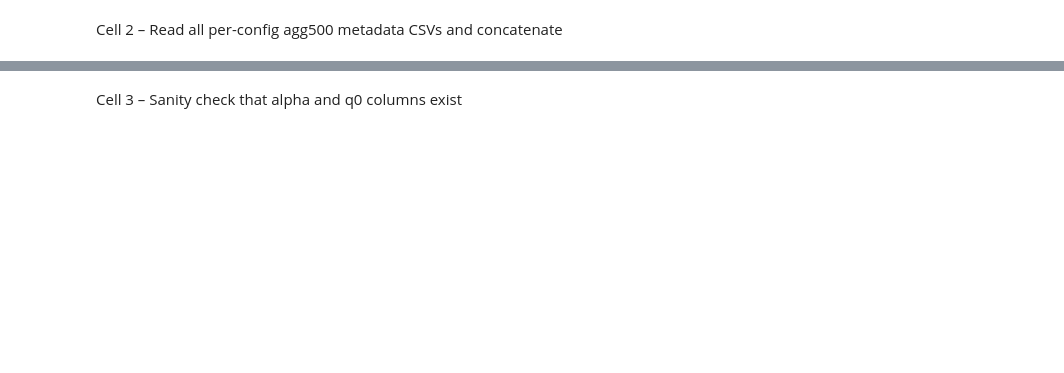
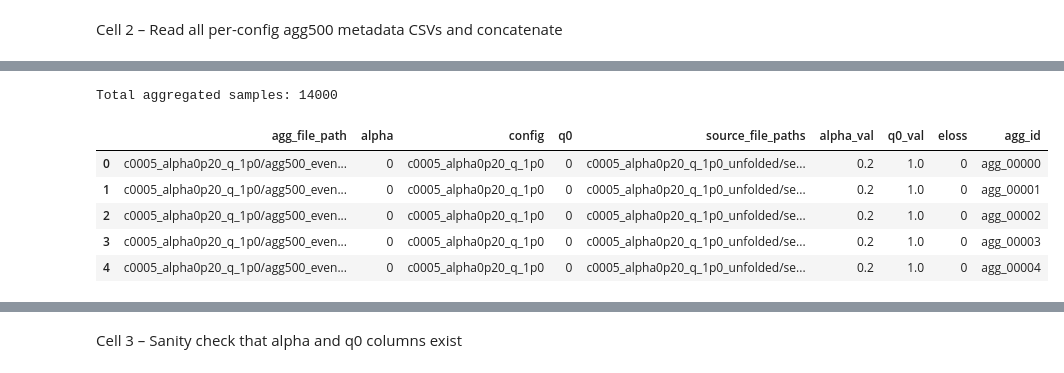
Before and after one commit to hmehryar/ml-jet-ext, a Jupyter notebook: dataset_builder/03_build_stratified_agg500_dataset.ipynb, the cells around one changed output, grey strips where cells are left out. Drawn from its saved outputs; the diff is of its cells as text; code cells hidden in the pictures; blank space fills up the shorter version.

```diff
--- a/dataset_builder/03_build_stratified_agg500_dataset.ipynb
+++ b/dataset_builder/03_build_stratified_agg500_dataset.ipynb
@@ -18,11 +18,11 @@ from sklearn.model_selection import StratifiedKFold
 # ------------------------------------------------------------------
 # Adjust these to your setup
 # ------------------------------------------------------------------
-LOCAL_ROOT = "/mnt/Research/arsalan/wsu_grid_rs_grp_mljet/"
-
+# LOCAL_ROOT = "/mnt/Research/arsalan/wsu_grid_rs_grp_mljet/ml-jet-ext/"
+LOCAL_ROOT="/home/arsalan/wsu_grid_rs_grp_mljet/"
 # Root where the aggregated 500-jet dataset is stored
 AGG_OUTPUT_ROOT = Path(
-    f"{LOCAL_ROOT}ml-jet-ext/pTHat50-250_eCM5020_c0005_pT90-110_R0p4_agg500_20"
+    f"{LOCAL_ROOT}pTHat50-250_eCM5020_c0005_pT90-110_R0p4_agg500"
 ).expanduser()
 
 AGG_METADATA_DIR = AGG_OUTPUT_ROOT / "metadata"
@@ -53,0 +138,17 @@ all_df.head()
+# %%
+all_df = pd.concat(dfs, ignore_index=True)
+print("Total aggregated samples:", len(all_df))
+# Add agg_id column: agg_00000 ... agg_XXXXX
+all_df["agg_id"] = [
+    f"agg_{i:05d}" for i in range(len(all_df))
+]
+
+all_df.head()
+# %% [output]
+Total aggregated samples: 14000
+|  | agg_file_path | alpha | config | q0 | source_file_paths | alpha_val | q0_val | eloss | agg_id |
+| 0 | c0005_alpha0p20_q_1p0/agg500_even... | 0 | c0005_alpha0p20_q_1p0 | 0 | c0005_alpha0p20_q_1p0_unfolded/se... | 0.2 | 1.0 | 0 | agg_00000 |
+| 1 | c0005_alpha0p20_q_1p0/agg500_even... | 0 | c0005_alpha0p20_q_1p0 | 0 | c0005_alpha0p20_q_1p0_unfolded/se... | 0.2 | 1.0 | 0 | agg_00001 |
+| 2 | c0005_alpha0p20_q_1p0/agg500_even... | 0 | c0005_alpha0p20_q_1p0 | 0 | c0005_alpha0p20_q_1p0_unfolded/se... | 0.2 | 1.0 | 0 | agg_00002 |
+| 3 | c0005_alpha0p20_q_1p0/agg500_even... | 0 | c0005_alpha0p20_q_1p0 | 0 | c0005_alpha0p20_q_1p0_unfolded/se... | 0.2 | 1.0 | 0 | agg_00003 |
+| 4 | c0005_alpha0p20_q_1p0/agg500_even... | 0 | c0005_alpha0p20_q_1p0 | 0 | c0005_alpha0p20_q_1p0_unfolded/se... | 0.2 | 1.0 | 0 | agg_00004 |
```
Also changed, not shown: parts of 19 cells of this notebook, 3 other files.
